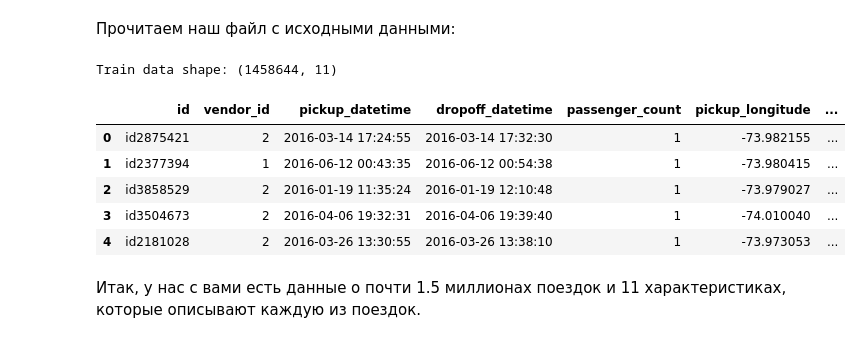
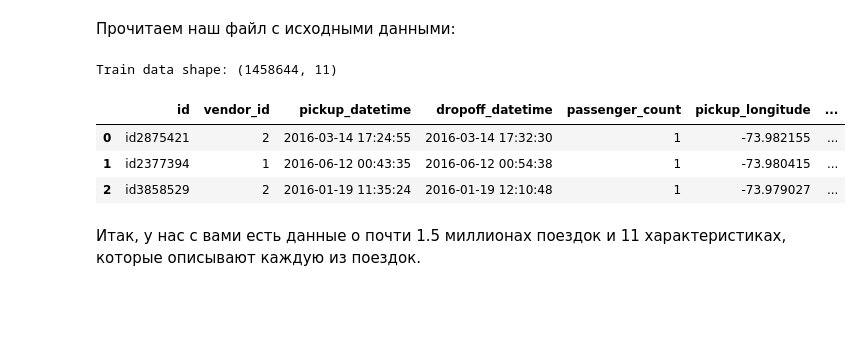
Before and after one commit to Irina-Kondratenko/SkillFactory, a Jupyter notebook: Homework/Project_10/Project-10. Notebook.ipynb, the cells around one changed output. Saved outputs shown, nothing was run; the diff lists cells and outputs as text; code cells hidden in the pictures; blank space fills up the shorter version.

```diff
--- a/Homework/Project_10/Project-10. Notebook.ipynb
+++ b/Homework/Project_10/Project-10. Notebook.ipynb
@@ -52,15 +52,13 @@ from sklearn import feature_selection
 # %%
 taxi_data = pd.read_csv("data/train.csv")
 print('Train data shape: {}'.format(taxi_data.shape))
-taxi_data.head()
+taxi_data.head(3)
 # %% [output]
 Train data shape: (1458644, 11)
 |  | id | vendor_id | pickup_datetime | dropoff_datetime | passenger_count | pickup_longitude | ... |
 | 0 | id2875421 | 2 | 2016-03-14 17:24:55 | 2016-03-14 17:32:30 | 1 | -73.982155 | ... |
 | 1 | id2377394 | 1 | 2016-06-12 00:43:35 | 2016-06-12 00:54:38 | 1 | -73.980415 | ... |
 | 2 | id3858529 | 2 | 2016-01-19 11:35:24 | 2016-01-19 12:10:48 | 1 | -73.979027 | ... |
-| 3 | id3504673 | 2 | 2016-04-06 19:32:31 | 2016-04-06 19:39:40 | 1 | -74.010040 | ... |
-| 4 | id2181028 | 2 | 2016-03-26 13:30:55 | 2016-03-26 13:38:10 | 1 | -73.973053 | ... |
 # %% [markdown]
 Итак, у нас с вами есть данные о почти 1.5 миллионах поездок и 11 характеристиках, которые описывают каждую из поездок.
 # %% [markdown]
```
Also changed, not shown: parts of 30 cells of this notebook.
